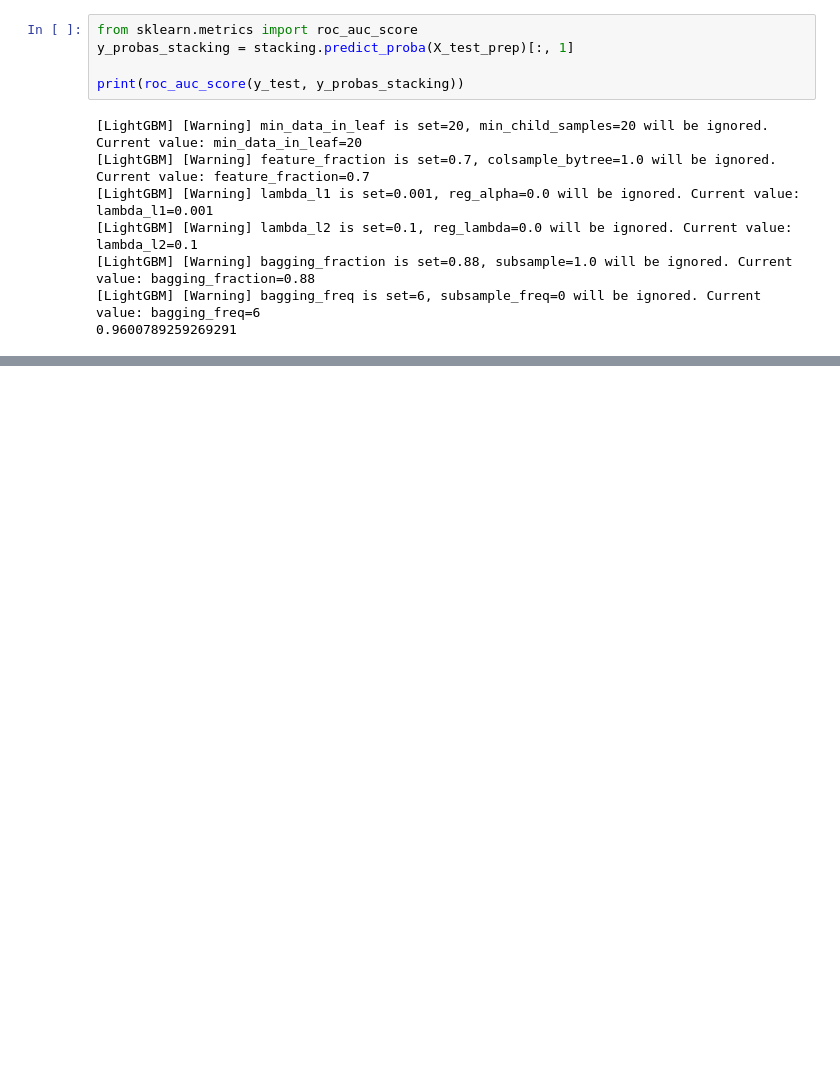
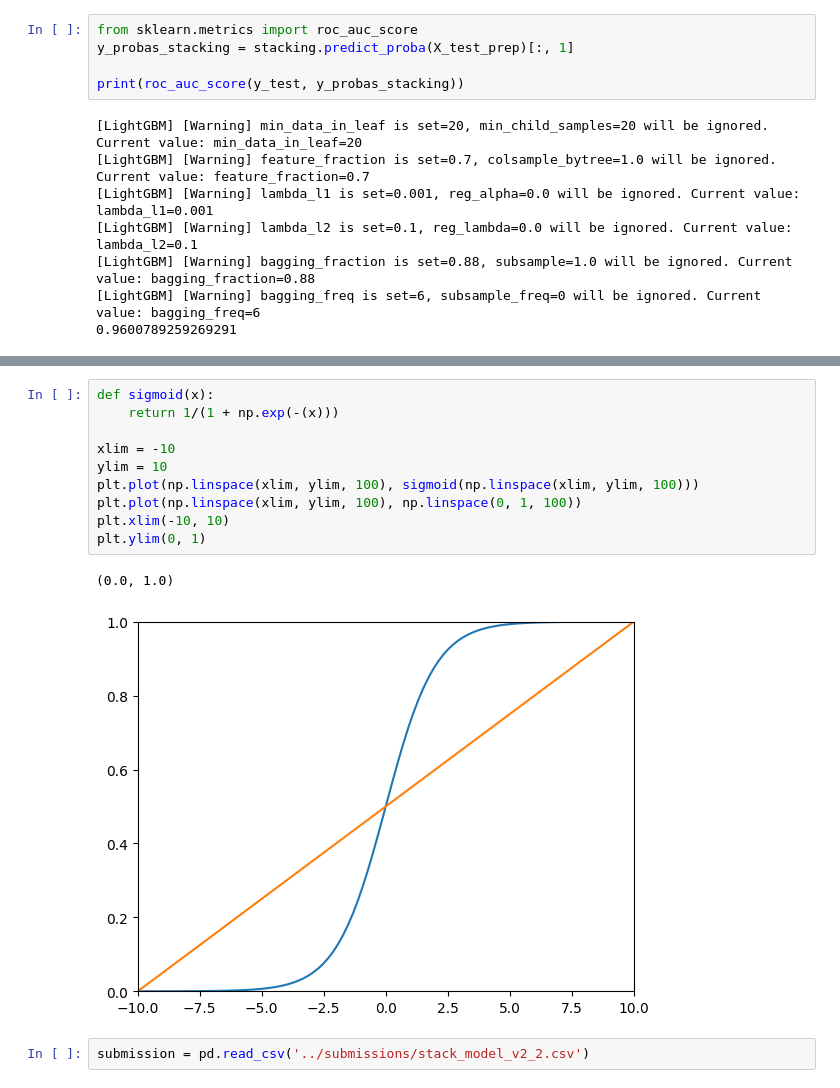
Before and after one commit to MrIsCM/KaggleCompetitions, a Jupyter notebook: LoanStatusPrediction/notebooks/stacking_v2.ipynb, the cells around one changed output, grey strips where cells are left out. Cells and saved outputs as stored; diff of their text form; blank space fills up the shorter version.

```diff
--- a/LoanStatusPrediction/notebooks/stacking_v2.ipynb
+++ b/LoanStatusPrediction/notebooks/stacking_v2.ipynb
@@ -294,0 +346,15 @@ print(roc_auc_score(y_test, y_probas_stacking))
+# %%
+def sigmoid(x):
+	return 1/(1 + np.exp(-(x)))
+
+xlim = -10
+ylim = 10
+plt.plot(np.linspace(xlim, ylim, 100), sigmoid(np.linspace(xlim, ylim, 100)))
+plt.plot(np.linspace(xlim, ylim, 100), np.linspace(0, 1, 100))
+plt.xlim(-10, 10)
+plt.ylim(0, 1)
+# %% [output]
+(0.0, 1.0)
+[figure, added]
+# %%
+submission = pd.read_csv('../submissions/stack_model_v2_2.csv')
```
Also changed, not shown: parts of 9 cells of this notebook.
